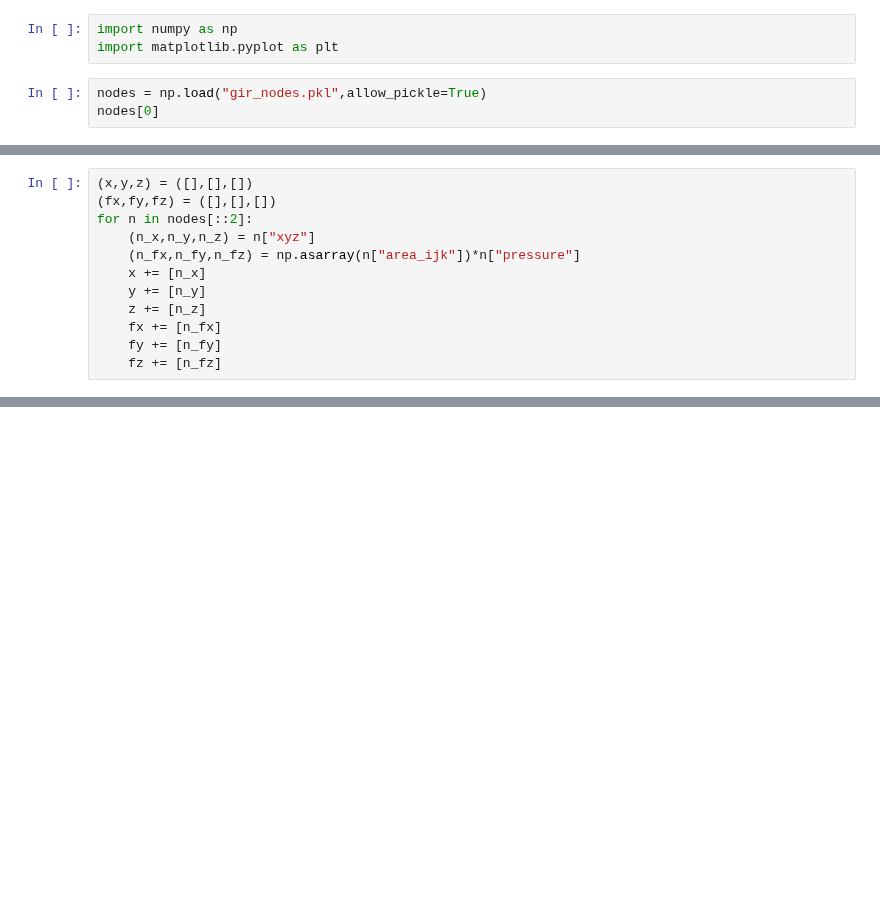
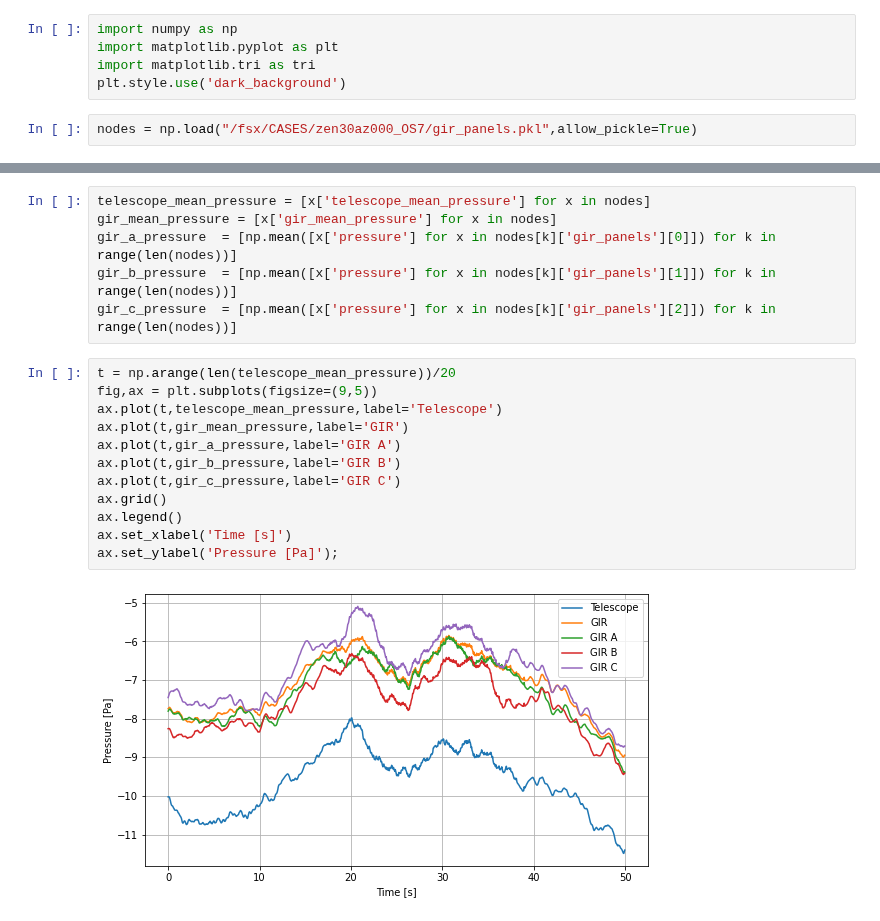
Before and after one commit to rconan/parse-monitors, a Jupyter notebook: examples/gir/gir.ipynb, the cells around one changed output, grey strips where cells are left out. Saved outputs shown, nothing was run; the diff lists cells and outputs as text; blank space fills up the shorter version.

Commit message:
ADD POSTPROCESSING TO GIR PRESSURE ANALYSIS

```diff
--- a/examples/gir/gir.ipynb
+++ b/examples/gir/gir.ipynb
@@ -1,6 +1,7 @@
 # %%
 import numpy as np
 import matplotlib.pyplot as plt
+import matplotlib.tri as tri
+plt.style.use('dark_background')
 # %%
-nodes = np.load("gir_nodes.pkl",allow_pickle=True)
-nodes[0]
+nodes = np.load("/fsx/CASES/zen30az000_OS7/gir_panels.pkl",allow_pickle=True)
@@ -11,12 +7,0 @@ nodes[0]
-# %%
-(x,y,z) = ([],[],[])
-(fx,fy,fz) = ([],[],[])
-for n in nodes[::2]:
-    (n_x,n_y,n_z) = n["xyz"]
-    (n_fx,n_fy,n_fz) = np.asarray(n["area_ijk"])*n["pressure"]
-    x += [n_x]
-    y += [n_y]
-    z += [n_z]
-    fx += [n_fx]
-    fy += [n_fy]
-    fz += [n_fz]
@@ -35,0 +73,20 @@ fig.colorbar(h,ax=ax)
+# %%
+telescope_mean_pressure = [x['telescope_mean_pressure'] for x in nodes]
+gir_mean_pressure = [x['gir_mean_pressure'] for x in nodes]
+gir_a_pressure  = [np.mean([x['pressure'] for x in nodes[k]['gir_panels'][0]]) for k in range(len(nodes))]
+gir_b_pressure  = [np.mean([x['pressure'] for x in nodes[k]['gir_panels'][1]]) for k in range(len(nodes))]
+gir_c_pressure  = [np.mean([x['pressure'] for x in nodes[k]['gir_panels'][2]]) for k in range(len(nodes))]
+# %%
+t = np.arange(len(telescope_mean_pressure))/20
+fig,ax = plt.subplots(figsize=(9,5))
+ax.plot(t,telescope_mean_pressure,label='Telescope')
+ax.plot(t,gir_mean_pressure,label='GIR')
+ax.plot(t,gir_a_pressure,label='GIR A')
+ax.plot(t,gir_b_pressure,label='GIR B')
+ax.plot(t,gir_c_pressure,label='GIR C')
+ax.grid()
+ax.legend()
+ax.set_xlabel('Time [s]')
+ax.set_ylabel('Pressure [Pa]');
+# %% [output]
+[figure, added]
```
Also changed, not shown: parts of 16 cells of this notebook, 2 other files.
